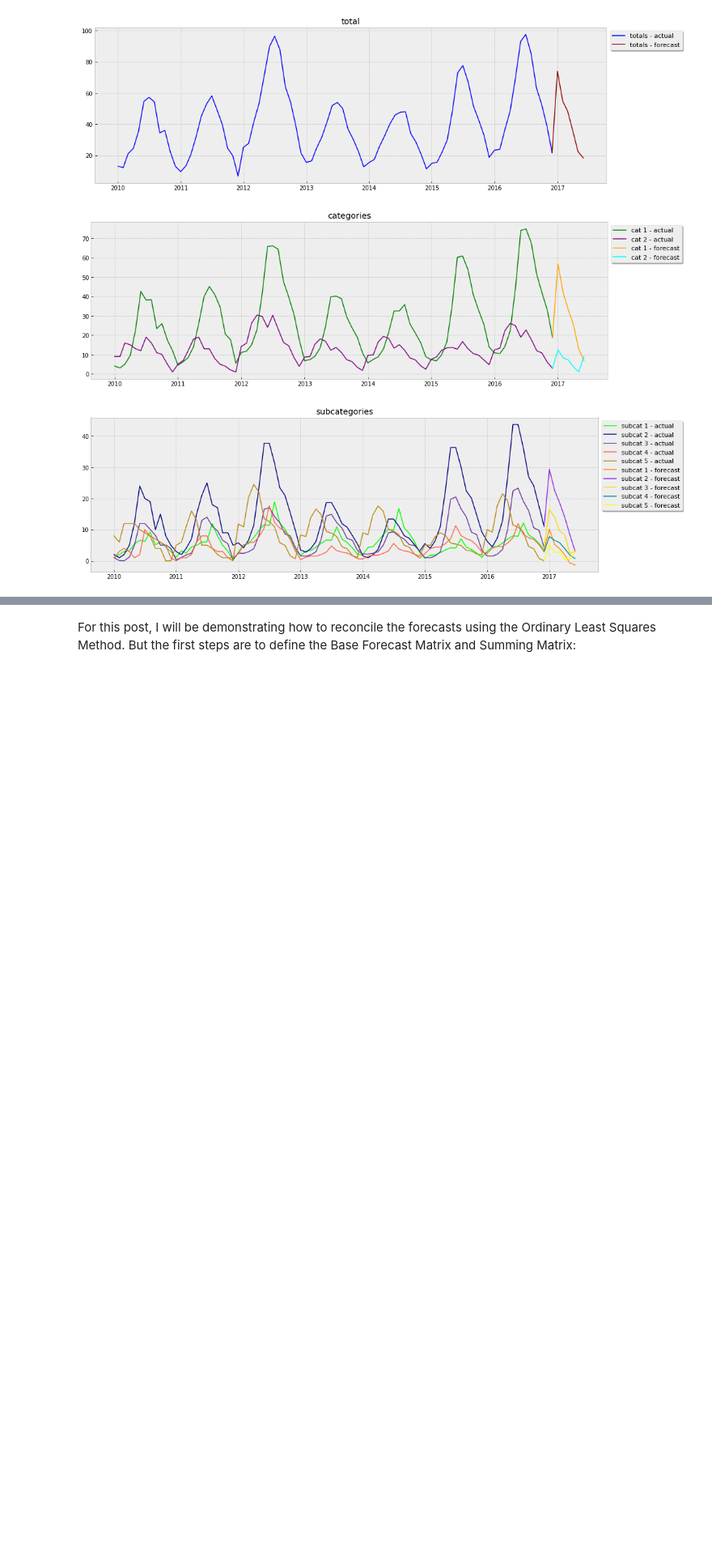
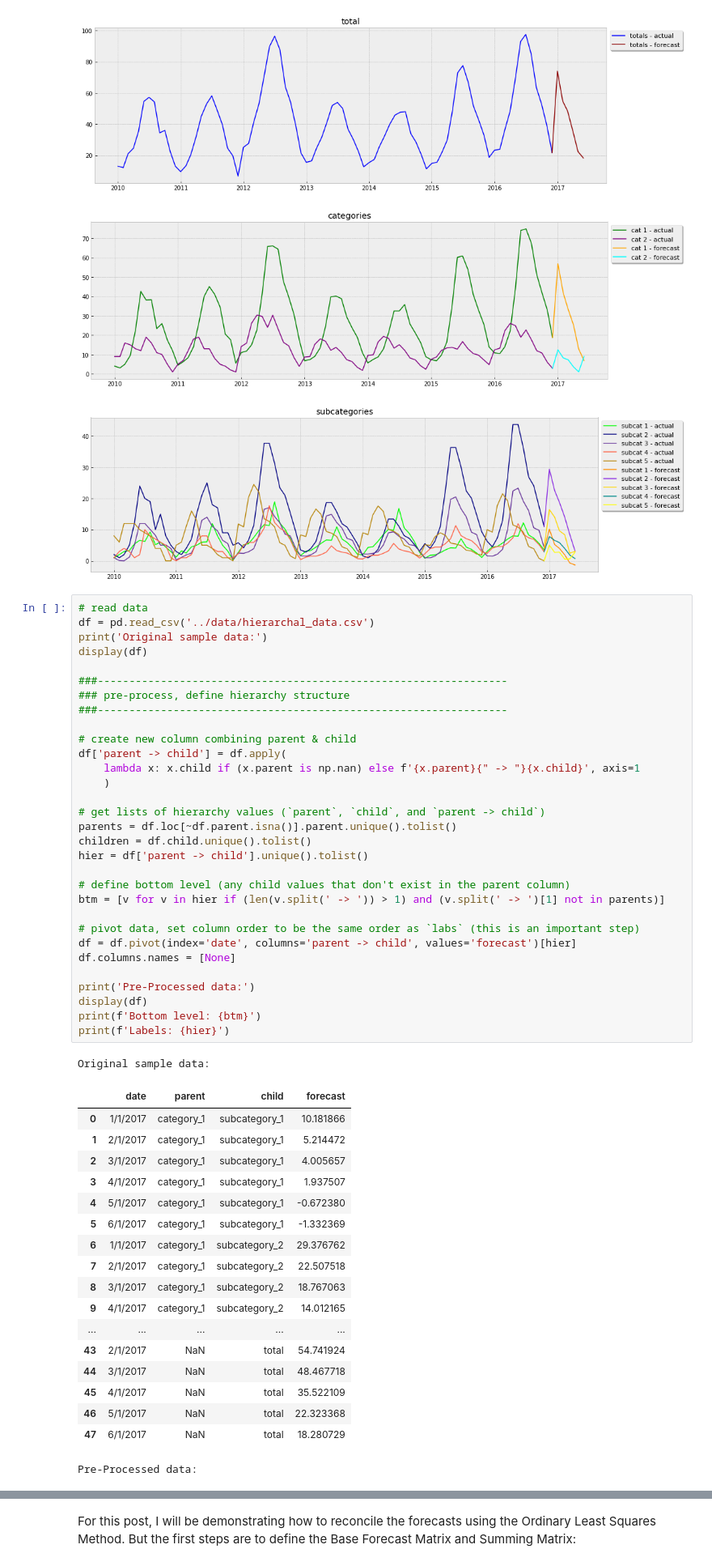
Before and after one commit to benton-tripp/hyperarchal-ts, a Jupyter notebook: notebooks/hyperarch_overview.ipynb, the cells around one changed output, grey strips where cells are left out. Shown: that part at 81% size. Saved outputs shown, nothing was run; the diff lists cells and outputs as text; blank space fills up the shorter version.

Commit message:
Added section on data pre-processing

```diff
--- a/notebooks/hyperarch_overview.ipynb
+++ b/notebooks/hyperarch_overview.ipynb
@@ -265,3 +263,54 @@ plot_hier(df, level='bottom')
 [figure]
 [figure]
 [figure]
+# %%
+# read data
+df = pd.read_csv('../data/hierarchal_data.csv')
+print('Original sample data:')
+display(df)
+
+###-----------------------------------------------------------------
+### pre-process, define hierarchy structure
+###-----------------------------------------------------------------
+
+# create new column combining parent & child
+df['parent -> child'] = df.apply(
+    lambda x: x.child if (x.parent is np.nan) else f'{x.parent}{" -> "}{x.child}', axis=1
+    )
+
+# get lists of hierarchy values (`parent`, `child`, and `parent -> child`)
+parents = df.loc[~df.parent.isna()].parent.unique().tolist()
+children = df.child.unique().tolist()
+hier = df['parent -> child'].unique().tolist()
+
+# define bottom level (any child values that don't exist in the parent column)
+btm = [v for v in hier if (len(v.split(' -> ')) > 1) and (v.split(' -> ')[1] not in parents)]
+
+# pivot data, set column order to be the same order as `labs` (this is an important step)
+df = df.pivot(index='date', columns='parent -> child', values='forecast')[hier]
+df.columns.names = [None]
+
+print('Pre-Processed data:')
+display(df)
+print(f'Bottom level: {btm}')
+print(f'Labels: {hier}')
+# %% [output]
+Original sample data:
+|  | date | parent | child | forecast |
+| 0 | 1/1/2017 | category_1 | subcategory_1 | 10.181866 |
+| 1 | 2/1/2017 | category_1 | subcategory_1 | 5.214472 |
+| 2 | 3/1/2017 | category_1 | subcategory_1 | 4.005657 |
+| 3 | 4/1/2017 | category_1 | subcategory_1 | 1.937507 |
+| 4 | 5/1/2017 | category_1 | subcategory_1 | -0.672380 |
+| 5 | 6/1/2017 | category_1 | subcategory_1 | -1.332369 |
+| 6 | 1/1/2017 | category_1 | subcategory_2 | 29.376762 |
+| 7 | 2/1/2017 | category_1 | subcategory_2 | 22.507518 |
+| 8 | 3/1/2017 | category_1 | subcategory_2 | 18.767063 |
+| 9 | 4/1/2017 | category_1 | subcategory_2 | 14.012165 |
+| ... | ... | ... | ... | ... |
+| 43 | 2/1/2017 | NaN | total | 54.741924 |
+| 44 | 3/1/2017 | NaN | total | 48.467718 |
+| 45 | 4/1/2017 | NaN | total | 35.522109 |
+| 46 | 5/1/2017 | NaN | total | 22.323368 |
+| 47 | 6/1/2017 | NaN | total | 18.280729 |
+Pre-Processed data:
```
Also changed, not shown: parts of 3 cells of this notebook, 1 other file.
